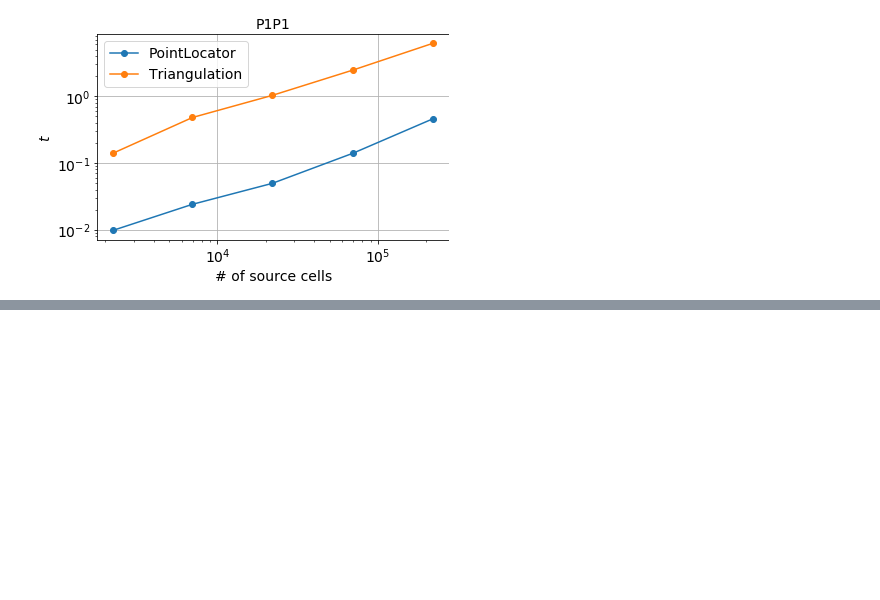
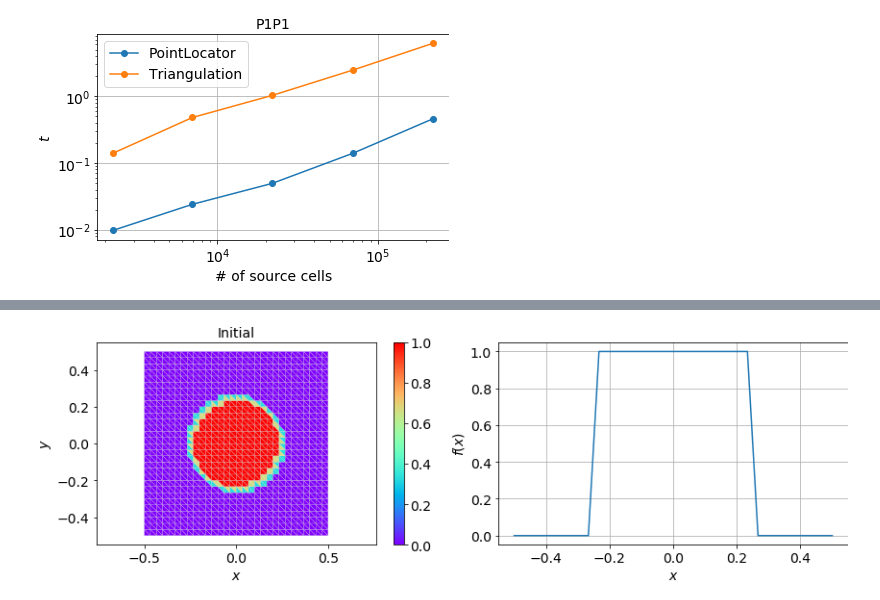
Before and after one commit to tianyikillua/pymapping, a Jupyter notebook: examples/mapping.ipynb, the cells around one changed output, grey strips where cells are left out. Cells and saved outputs as stored; diff of their text form; code cells hidden in the pictures; blank space fills up the shorter version.

```diff
--- a/examples/mapping.ipynb
+++ b/examples/mapping.ipynb
@@ -195,0 +200,59 @@ plt.tight_layout()
+# %%
+def mesh_square(Nx=31):
+    geom = pygmsh.built_in.Geometry()
+    poly = geom.add_polygon(
+        [[-0.5, -0.5, 0.0], [0.5, -0.5, 0.0], [0.5, 0.5, 0.0], [-0.5, 0.5, 0.0]]
+    )
+    geom.set_transfinite_surface(poly.surface, size=[Nx, Nx])
+    mesh = pygmsh.generate_mesh(geom, dim=2, verbose=False, prune_z_0=True)
+    assert len(mesh.cells["triangle"] == (Nx - 1)**2)
+    for celltype in ["vertex", "line"]:
+        mesh.cells.pop(celltype, None)
+        mesh.cell_data.pop(celltype, None)
+
+    # Source field
+    mesh.point_data["f(x)"] = np.zeros(len(mesh.points))
+    for i in range(len(mesh.points)):
+        x, y = mesh.points[i]
+        r = np.sqrt(x**2 + y**2)
+        r0 = 0.25
+        if r < r0 or np.isclose(r, r0):
+            mesh.point_data["f(x)"][i] = 1
+    return mesh
+
+def apply_rotation(mesh, theta=np.pi / 4):
+    R = np.array([
+        [np.cos(theta), -np.sin(theta)],
+        [np.sin(theta), np.cos(theta)]
+    ])
+    points = mesh.points.copy()
+    for i in range(len(points)):
+        points[i] = R @ points[i]
+    return meshio.Mesh(points, mesh.cells)
+
+def values_along_y0(mesh):
+    mask = np.isclose(mesh.points[:, 1], 0)
+    x = mesh.points[:, 0][mask]
+    f = mesh.point_data["f(x)"][mask]
+    ind = np.argsort(x)
+    return x[ind], f[ind]
+
+mesh = mesh_square()
+plt.figure(figsize=(12, 4))
+plt.subplot(1, 2, 1)
+plt.tripcolor(mesh.points[:, 0], mesh.points[:, 1], mesh.cells["triangle"], mesh.point_data["f(x)"], edgecolors="lightgray", cmap="rainbow")
+plt.xlabel("$x$")
+plt.ylabel("$y$")
+plt.axis("equal")
+plt.title("Initial")
+plt.colorbar()
+
+plt.subplot(1, 2, 2)
+x, f = values_along_y0(mesh)
+plt.plot(x, f)
+plt.xlabel("$x$")
+plt.ylabel("$f(x)$")
+plt.grid()
+plt.tight_layout()
+# %% [output]
+[figure, added]
```
Also changed, not shown: parts of 2 cells of this notebook, 1 other file.
